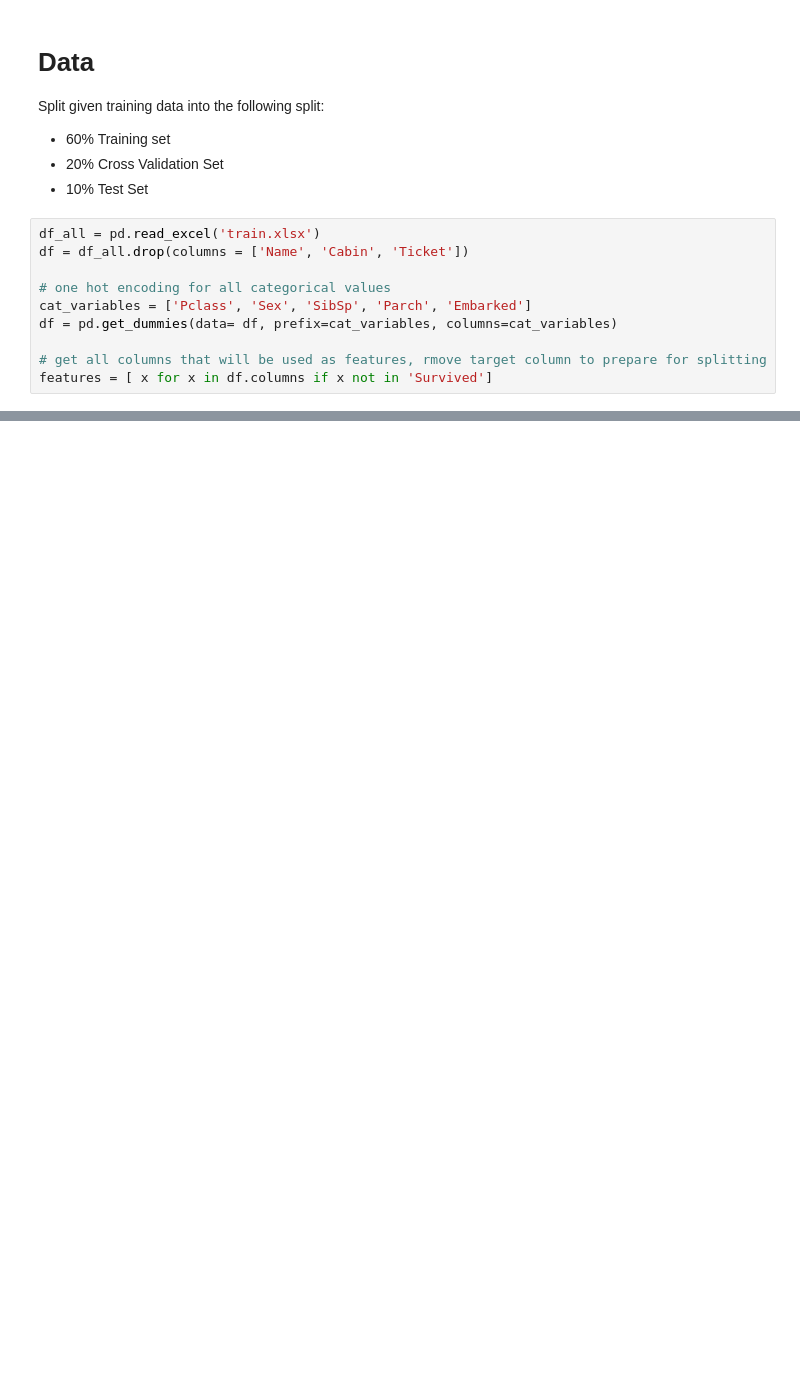
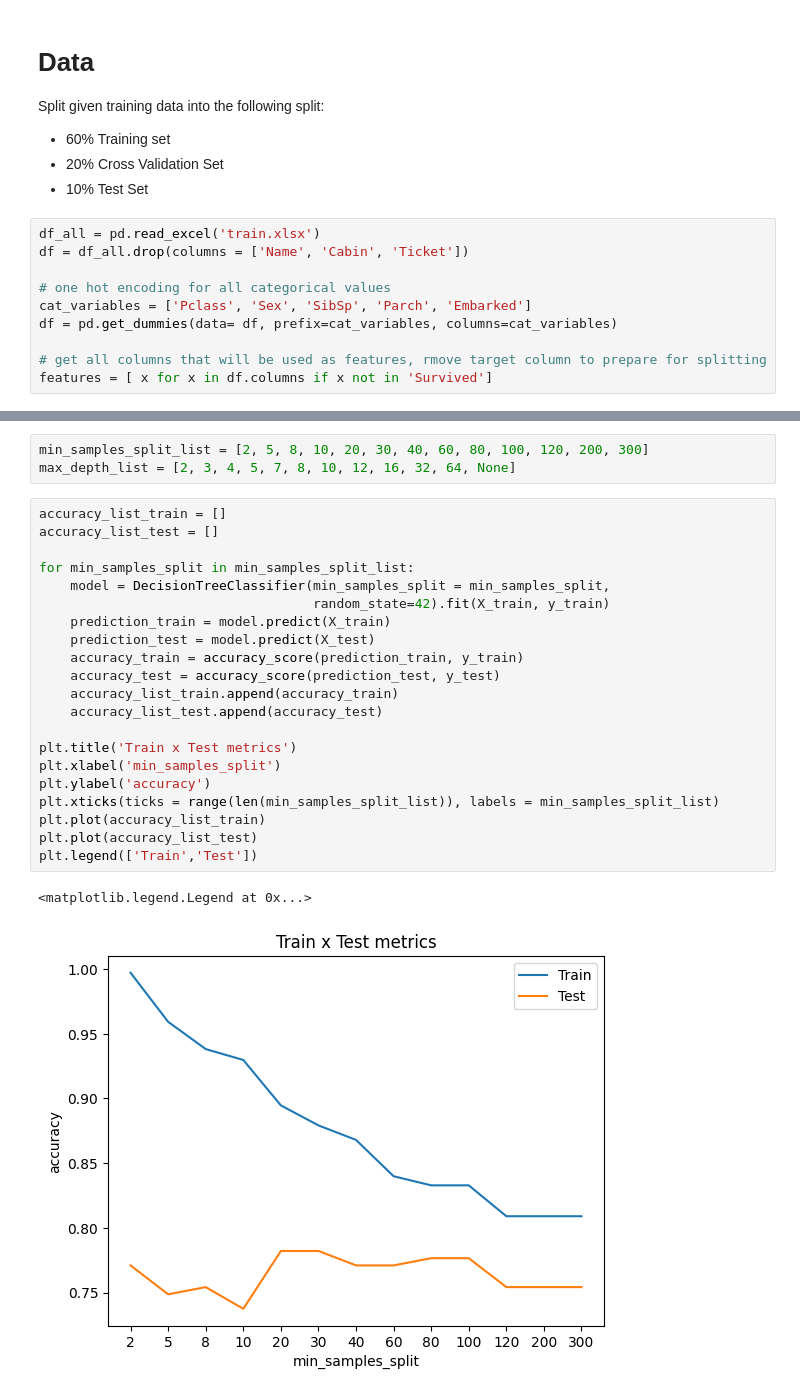
Before and after one commit to bethanysantos/Kaggle--Titanic-Challenge, a Jupyter notebook: titanic model training.ipynb, the cells around one changed output, grey strips where cells are left out. Saved outputs shown, nothing was run; the diff lists cells and outputs as text; blank space fills up the shorter version.

Commit message:
Decision Tree model + Hyperparameter Tuning

```diff
--- a/titanic model training.ipynb
+++ b/titanic model training.ipynb
@@ -28,0 +88,27 @@ X_train, X_test, y_train, y_test = train_test_split(df[features], df['Survived']
+# %%
+min_samples_split_list = [2, 5, 8, 10, 20, 30, 40, 60, 80, 100, 120, 200, 300]
+max_depth_list = [2, 3, 4, 5, 7, 8, 10, 12, 16, 32, 64, None]
+# %%
+accuracy_list_train = []
+accuracy_list_test = []
+
+for min_samples_split in min_samples_split_list:
+    model = DecisionTreeClassifier(min_samples_split = min_samples_split,
+                                   random_state=42).fit(X_train, y_train)
+    prediction_train = model.predict(X_train)
+    prediction_test = model.predict(X_test)
+    accuracy_train = accuracy_score(prediction_train, y_train)
+    accuracy_test = accuracy_score(prediction_test, y_test)
+    accuracy_list_train.append(accuracy_train)
+    accuracy_list_test.append(accuracy_test)
+
+plt.title('Train x Test metrics')
+plt.xlabel('min_samples_split')
+plt.ylabel('accuracy')
+plt.xticks(ticks = range(len(min_samples_split_list)), labels = min_samples_split_list)
+plt.plot(accuracy_list_train)
+plt.plot(accuracy_list_test)
+plt.legend(['Train','Test'])
+# %% [output]
+<matplotlib.legend.Legend at 0x...>
+[figure, added]
```
Also changed, not shown: parts of 5 cells of this notebook.
